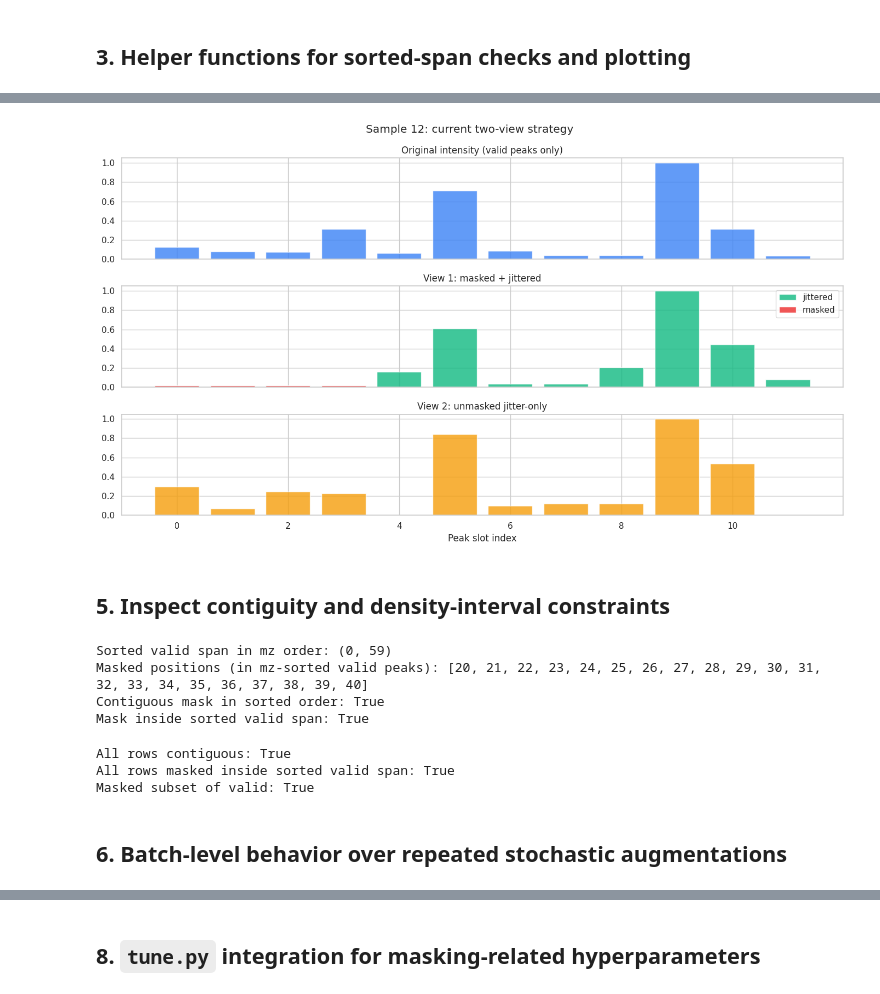
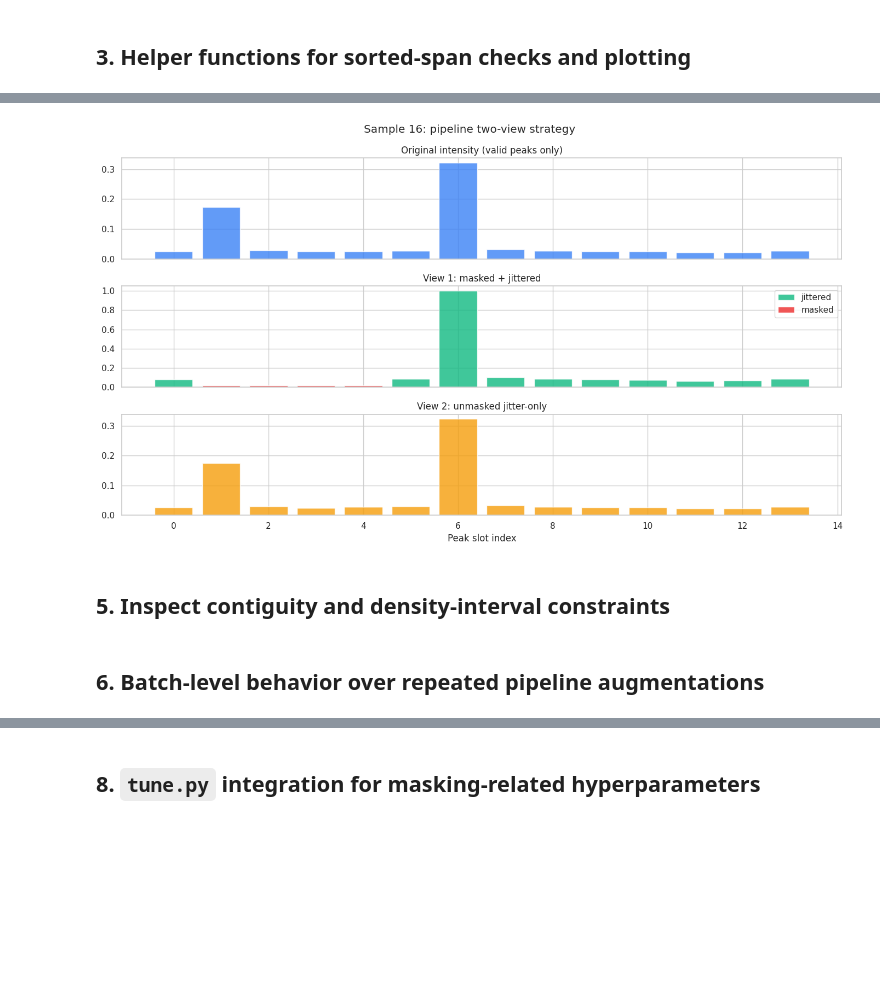
Before and after one commit to wchen99998/spectra-learning, a Jupyter notebook: notebooks/sigreg_masking_and_views_strategy.ipynb, the cells around one changed output, grey strips where cells are left out. Cells and saved outputs as stored; diff of their text form; code cells hidden in the pictures; blank space fills up the shorter version.

```diff
--- a/notebooks/sigreg_masking_and_views_strategy.ipynb
+++ b/notebooks/sigreg_masking_and_views_strategy.ipynb
@@ -59,8 +59,8 @@ strategy_cfg
 # %%
 seed = int(cfg.seed)
 dm = TfLightningDataModule(cfg, seed=seed)
-probe_ds = dm.build_massspec_probe_dataset('massspec_train', seed=seed, peak_ordering=cfg.probe_peak_ordering)
-np_batch = next(probe_ds.as_numpy_iterator())
+train_ds = dm._build_massspec_train_dataset(seed=seed)
+np_batch = next(train_ds.as_numpy_iterator())
 batch = numpy_batch_to_torch(np_batch)
 
 {k: tuple(v.shape) if isinstance(v, torch.Tensor) else type(v) for k, v in batch.items()}
@@ -79,6 +114,6 @@ batch = numpy_batch_to_torch(np_batch)
 # %%
 valid_counts = batch['peak_valid_mask'].sum(dim=1)
-sample_idx = int(torch.argmax(valid_counts).item())
+sample_idx = 16
 print('Selected sample index:', sample_idx)
 print('Valid peaks in selected sample:', int(valid_counts[sample_idx]))
 # %% [output]
@@ -125,11 +164,18 @@ def plot_three_views(orig_mz, orig_int, valid, v1_mz, v1_int, v1_masked, v2_mz,
 # %%
-torch.manual_seed(123)
-v1_mz, v1_int, v1_valid, v1_masked, masked_fraction, density_interval_fraction = model._augment_view(
-    batch['peak_mz'], batch['peak_intensity'], batch['peak_valid_mask']
-)
-v2_mz, v2_int, v2_valid, v2_masked = model._augment_unmasked_view(
-    batch['peak_mz'], batch['peak_intensity'], batch['peak_valid_mask']
-)
+batch_size = batch['peak_mz'].shape[0]
+
+v1_mz = batch['fused_mz'][:batch_size]
+v1_int = batch['fused_intensity'][:batch_size]
+v1_valid = batch['fused_valid_mask'][:batch_size]
+v1_masked = batch['fused_masked_positions'][:batch_size]
+
+v2_mz = batch['fused_mz'][batch_size:]
+v2_int = batch['fused_intensity'][batch_size:]
+v2_valid = batch['fused_valid_mask'][batch_size:]
+v2_masked = batch['fused_masked_positions'][batch_size:]
+
+masked_fraction = batch['view1_masked_fraction']
+density_interval_fraction = batch['view1_density_interval_fraction']
 
 print('masked_fraction:', float(masked_fraction))
 print('density_interval_fraction:', float(density_interval_fraction))
@@ -149,18 +240,18 @@ NameError: name 'row' is not defined
 # %%
-row = 12
+row = sample_idx
 plot_three_views(
     batch['peak_mz'][row],
     batch['peak_intensity'][row],
     batch['peak_valid_mask'][row],
     v1_mz[row],
     v1_int[row],
     v1_masked[row],
     v2_mz[row],
     v2_int[row],
-    title=f'Sample {row}: current two-view strategy',
+    title=f'Sample {row}: pipeline two-view strategy',
 )
 # %% [output]
-[figure, old version]
+[figure, new version]
 # %% [markdown]
 ## 5. Inspect contiguity and density-interval constraints
 # %%
@@ -176,11 +267,6 @@ print('Contiguous mask in sorted order:', is_contiguous)
 
 if masked_pos.numel() > 0:
     print('Mask inside sorted valid span:', int(masked_pos.min()) >= interval_start and int(masked_pos.max()) <= interval_end)
-# %% [output]
-Sorted valid span in mz order: (0, 59)
-Masked positions (in mz-sorted valid peaks): [20, 21, 22, 23, 24, 25, 26, 27, 28, 29, 30, 31, 32, 33, 34, 35, 36, 37, 38, 39, 40]
-Contiguous mask in sorted order: True
-Mask inside sorted valid span: True
 # %%
 all_contiguous = []
 all_inside_span = []
@@ -196,12 +282,8 @@ for r in range(v1_masked.shape[0]):
 print('All rows contiguous:', all(all_contiguous))
 print('All rows masked inside sorted valid span:', all(all_inside_span))
 print('Masked subset of valid:', bool((v1_masked <= batch['peak_valid_mask']).all()))
-# %% [output]
-All rows contiguous: True
-All rows masked inside sorted valid span: True
-Masked subset of valid: True
 # %% [markdown]
-## 6. Batch-level behavior over repeated stochastic augmentations
+## 6. Batch-level behavior over repeated pipeline augmentations
 # %%
 num_trials = 200
 masked_fraction_hist = []
```
Also changed, not shown: parts of 28 cells of this notebook, 5 other files.
